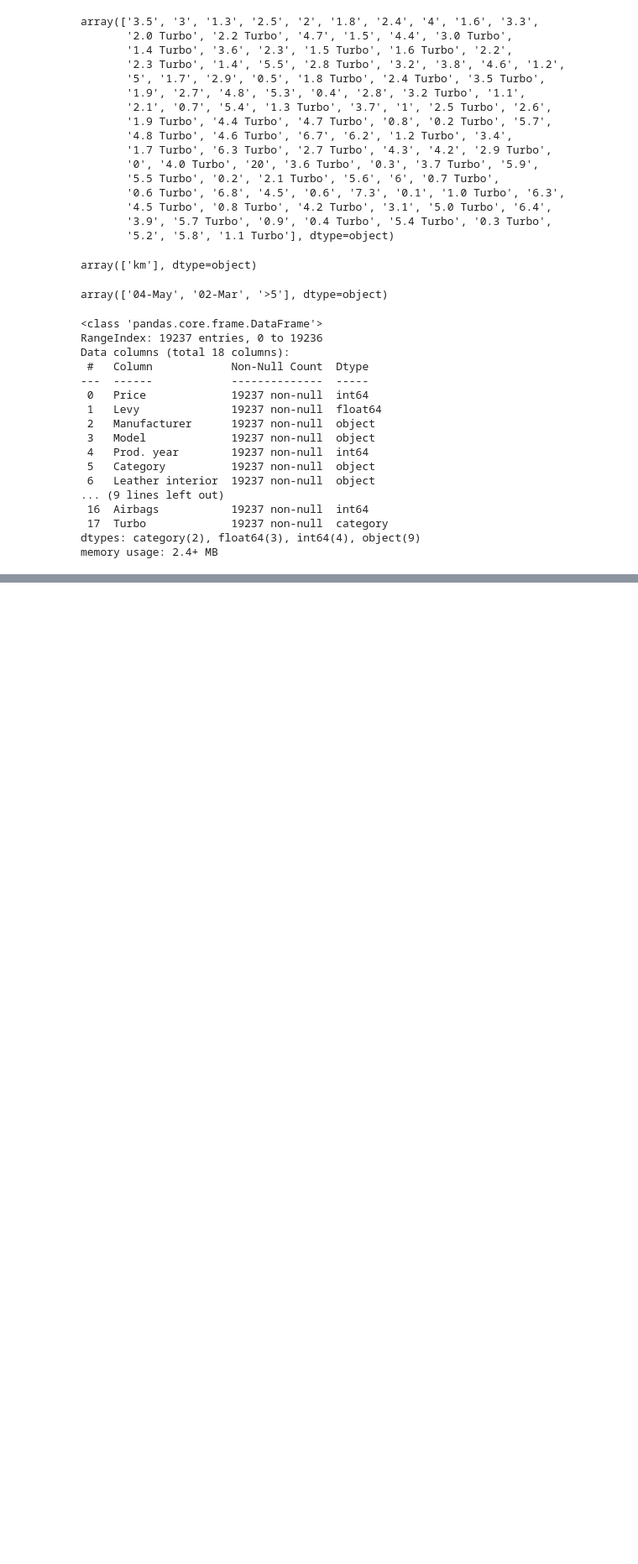
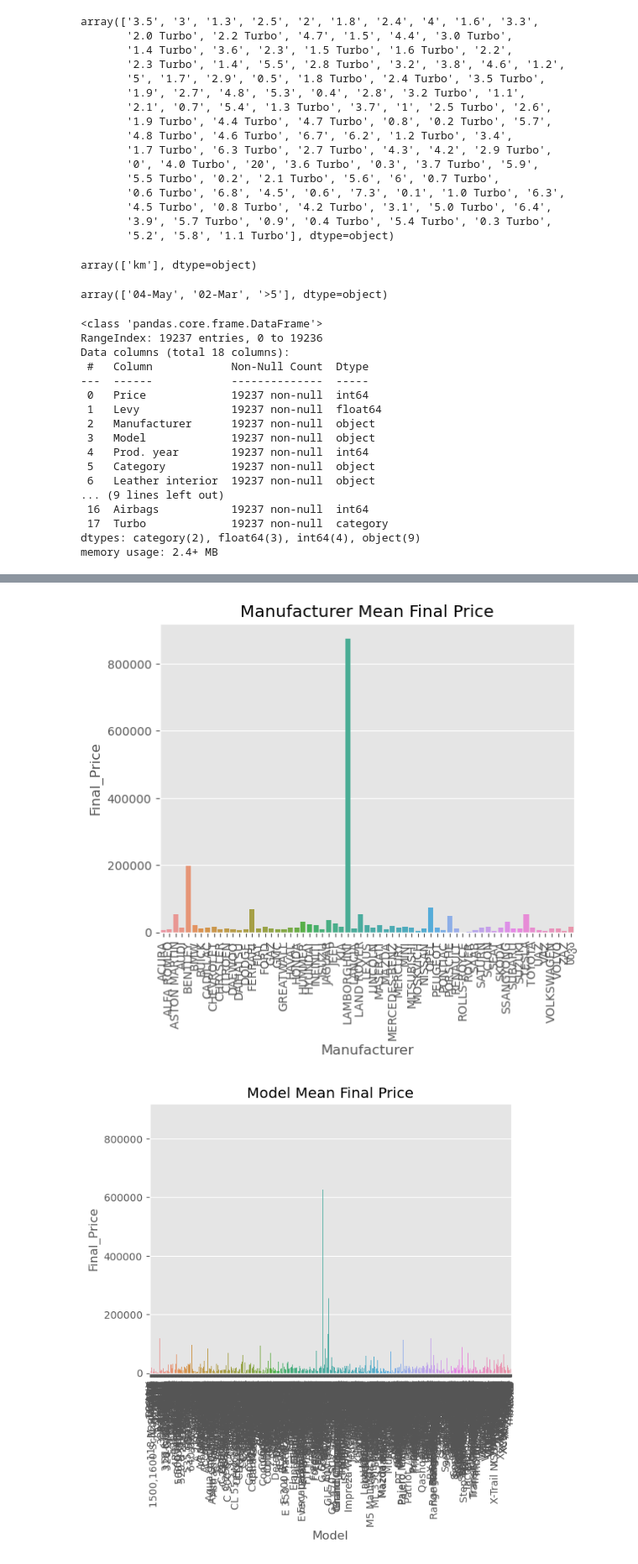
Before and after one commit to obaliuta/class_reg_segm, a Jupyter notebook: notebook_reg.ipynb, the cells around one changed output, grey strips where cells are left out. Shown at 84% size. Drawn from its saved outputs; the diff is of its cells as text; code cells hidden in the pictures; blank space fills up the shorter version.

```diff
--- a/notebook_reg.ipynb
+++ b/notebook_reg.ipynb
@@ -164,0 +235,14 @@ df
+# %%
+for i in category_cols:
+
+    d = df.groupby(i)['Final_Price'].mean().reset_index()
+
+    sns.barplot(data=d, x=i, y='Final_Price')
+    plt.title(i + ' Mean Final Price')
+    plt.xlabel(i)
+    plt.xticks(rotation=90)
+
+    plt.show()
+# %% [output]
+[figure, added]
+[figure, added]
```
Also changed, not shown: parts of 20 cells of this notebook.
